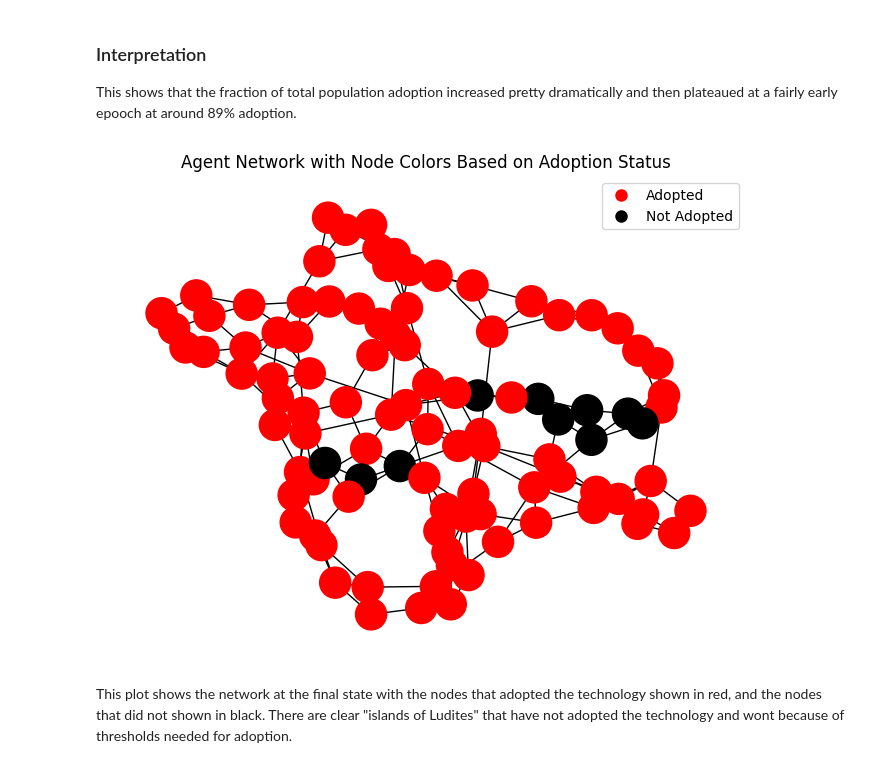
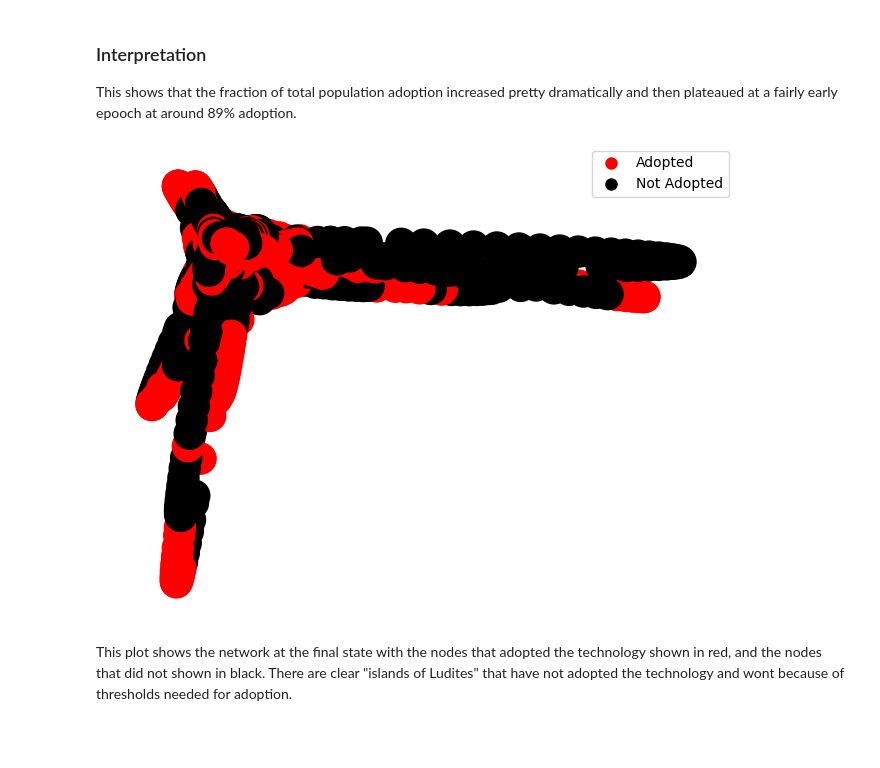
Before and after one commit to hylaeansea/hylaeansea, a Jupyter notebook: jupyter/world_models/agentpy_ai_tech_adoption.ipynb, the cells around one changed output. Saved outputs shown, nothing was run; the diff lists cells and outputs as text; code cells hidden in the pictures; blank space fills up the shorter version.

Commit message:
update tech adoption

```diff
--- a/jupyter/world_models/agentpy_ai_tech_adoption.ipynb
+++ b/jupyter/world_models/agentpy_ai_tech_adoption.ipynb
@@ -138,3 +166,13 @@ class InnovationAgent(ap.Agent):
+# %%
+def gini(x):
+
+    """ Calculate Gini Coefficient """
+    # By Warren Weckesser https://stackoverflow.com/a/39513799
+
+    x = np.array(x)
+    mad = np.abs(np.subtract.outer(x, x)).mean()  # Mean absolute difference
+    rmad = mad / np.mean(x)  # Relative mean absolute difference
+    return 0.5 * rmad
 # %%
 class InnovationModel(ap.Model):
     """
@@ -189,11 +239,22 @@ class InnovationModel(ap.Model):
 Now that we have the agent model and the innovation model, we can perform a simple run using the parameters below.
 # %%
 parameters = {
-    'population': 100,
-    "categories": ['innovator', 'early_adopter', 'early_majority', 'late_majority', 'laggard'],
-    "probabilities": [0.05, 0.1, 0.35, 0.35, 0.15],
-    "thresholds": [0.0, 0.1, 0.25, 0.5, 0.9],
-    "number_of_connections": 4,
-    "network_rewire_probability": 0.1,
-    "steps":100,
+    'population': 10000,
+    'categories': ['innovator', 'early_adopter', 'early_majority', 'late_majority', 'laggard'],
+    'contributor_fraction':0.00, # % of adoptors contribute to tech
+    'probabilities': [0.05, 0.1, 0.35, 0.35, 0.15],
+    'thresholds': [0.0, 0.1, 0.25, 0.5, 0.9],
+    'number_of_connections': 20,
+    'network_rewire_probability': 0.05,
+
+    'total_ai_resources': 30,  # Total AI resources available
+    'ai_cost': 10,  # Cost of using AI for each adoption
+    'standard_money_gain_min': -2, # Minimum money generated by normal economic output
+    'standard_money_gain_max': 4, # Maximum money generated by normal economic output
+    'ai_money_gain_min': 0,  # Minimum money generated by AI usage
+    'ai_money_gain_max': 50,  # Maximum money generated by AI usage
+    'resource_gain_min': -2,  # Minimum AI resources generated by adoption
+    'resource_gain_max': 3,  # Maximum AI resources generated by adoption
+
+    'steps': 250,
 }
@@ -364,7 +303,7 @@ ax = data.plot()
 
 This shows that the fraction of total population adoption increased pretty dramatically and then plateaued at a fairly early epooch at around 89% adoption.
 # %%
-%matplotlib inline
+%matplotlib widget
 # Enable interactive widgets for matplotlib (e.g., zooming and panning).
 
 # Get the network and agent data from the model.
@@ -377,36 +316,36 @@ node_colors = ['red' if adopted else 'black' for adopted in adopted_states]
 
 # Generate labels for nodes based on the agent's category index.
 # Each node is labeled with its corresponding agent's category index as a string.
 labels = [str(agent.category_idx) for agent in model.agents]
 labels = {i: labels[i] for i in range(len(labels))}  # Map labels to node indices for visualization.
 
 # Define the layout of the graph using the spring layout.
 pos = nx.spring_layout(network.graph)  # Position nodes using a force-directed layout algorithm.
-
+pos = nx.spectral_layout(network.graph)
 # Draw the network graph using NetworkX's `draw` method.
 nx.draw(
     network.graph,         # The graph to draw.
     pos,                   # Node positions.
     node_color=node_colors,  # Colors of the nodes based on adoption status.
     with_labels=False,     # Whether to show labels on the nodes (currently disabled).
     node_size=500          # Size of the nodes in the graph.
 )
 
 # Add a legend to explain node colors.
 # The legend will have two entries: one for 'Adopted' (red) and one for 'Not Adopted' (black).
 plt.legend(handles=[
     plt.Line2D([0], [0], marker='o', color='w', label='Adopted', markerfacecolor='red', markersize=10),
     plt.Line2D([0], [0], marker='o', color='w', label='Not Adopted', markerfacecolor='black', markersize=10)
 ])
 
 # Add a title to the plot for better understanding.
 plt.title("Agent Network with Node Colors Based on Adoption Status")
 
 # Display the graph.
 plt.show()
-# plt.close()  # Optionally close the plot if running in an interactive environment to avoid clutter.
+plt.close()  # Optionally close the plot if running in an interactive environment to avoid clutter.
 # %% [output]
-[figure, old version]
+[figure, new version]
 # %% [markdown]
 This plot shows the network at the final state with the nodes that adopted the technology shown in red, and the nodes that did not shown in black. There are clear "islands of Ludites" that have not adopted the technology and wont because of thresholds needed for adoption.
 # %% [markdown]
```
Also changed, not shown: parts of 12 cells of this notebook.
